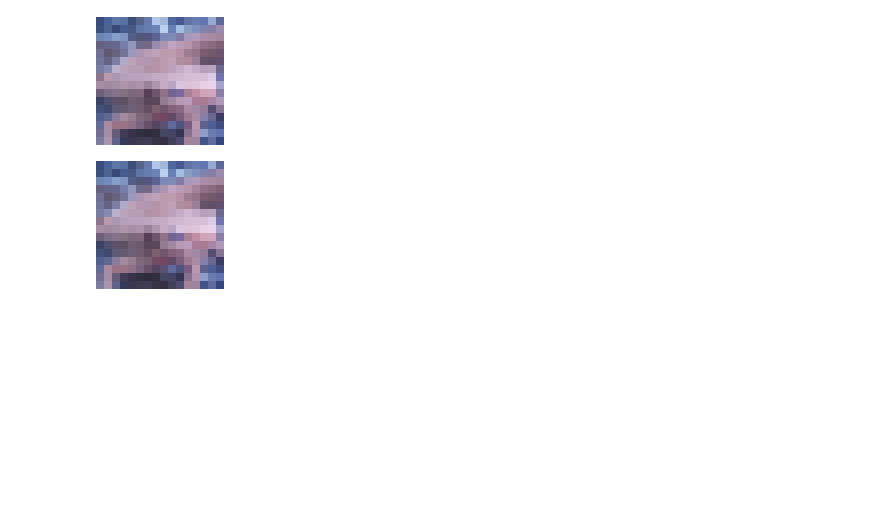
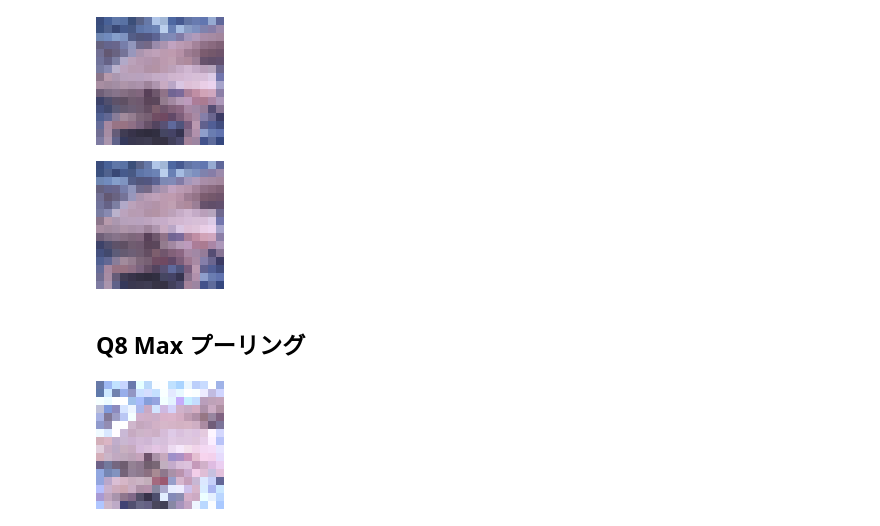
Before and after one commit to whatalnk/Gasyori100knock, a Jupyter notebook: notebooks/Question_01_10.ipynb, the cells around one changed output. Drawn from its saved outputs; the diff is of its cells as text; code cells hidden in the pictures; blank space fills up the shorter version.

Commit message:
Q8 Max pooling

```diff
--- a/notebooks/Question_01_10.ipynb
+++ b/notebooks/Question_01_10.ipynb
@@ -389,3 +389,22 @@ out = average_pooling(img)
 cv2_imshow(out)
 # %% [output]
 [figure]
+# %% [markdown]
+## Q8 Max プーリング
+# %%
+def max_pooling(img, n=8):
+  out = img.copy()
+  H, W, C = out.shape
+
+  nh = H // n
+  nw = W // n
+
+  for h in range(nh):
+    for w in range(nw):
+      for c in range(C):
+        out[(h * n):((h + 1) * n), (w * n):((w + 1) * n), c] = np.max(out[(h * n):((h + 1) * n), (w * n):((w + 1) * n), c]).astype(np.int)
+  return out
+out = max_pooling(img, 8)
+cv2_imshow(out)
+# %% [output]
+[figure, added]
```
Also changed, not shown: parts of 1 cell of this notebook.
